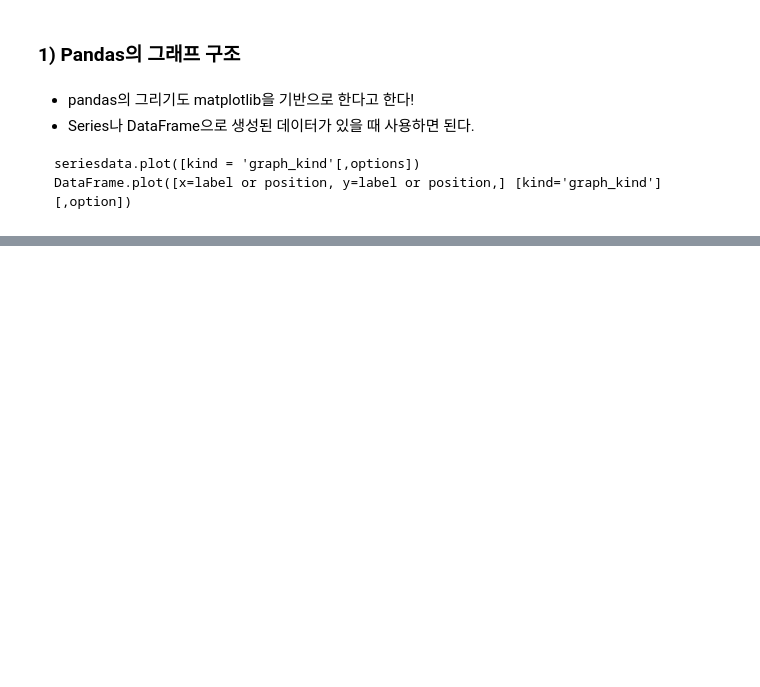
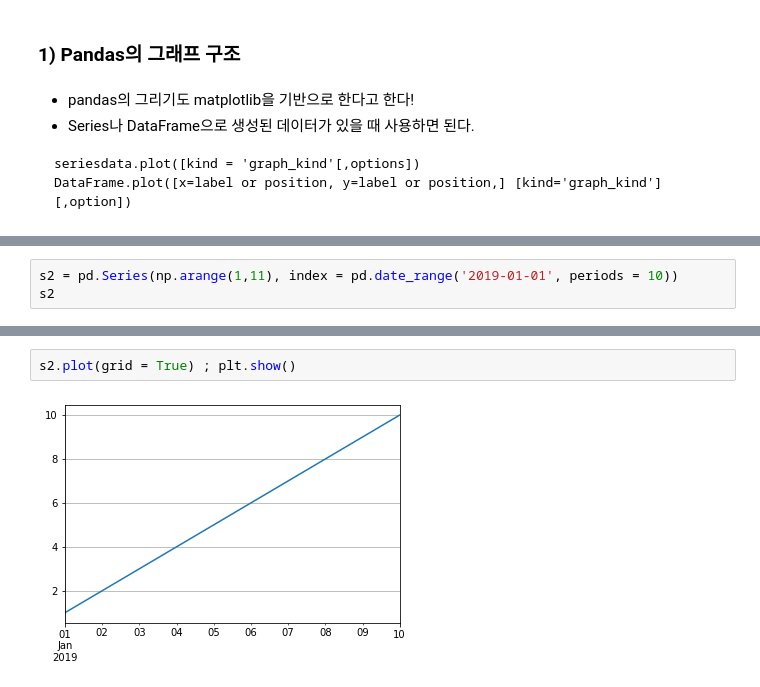
Before and after one commit to jeehoshin/python_newbie, a Jupyter notebook: chapter12_visualization.ipynb, the cells around one changed output, grey strips where cells are left out. Drawn from its saved outputs; the diff is of its cells as text; blank space fills up the shorter version.

```diff
--- a/chapter12_visualization.ipynb
+++ b/chapter12_visualization.ipynb
@@ -652,0 +678,3 @@ DataFrame.plot([x=label or position, y=label or position,] [kind='graph_kind'] [
+# %%
+s2 = pd.Series(np.arange(1,11), index = pd.date_range('2019-01-01', periods = 10))
+s2
@@ -652,0 +693,4 @@ DataFrame.plot([x=label or position, y=label or position,] [kind='graph_kind'] [
+# %%
+s2.plot(grid = True) ; plt.show()
+# %% [output]
+[figure, added]
```
Also changed, not shown: parts of 25 cells of this notebook.
